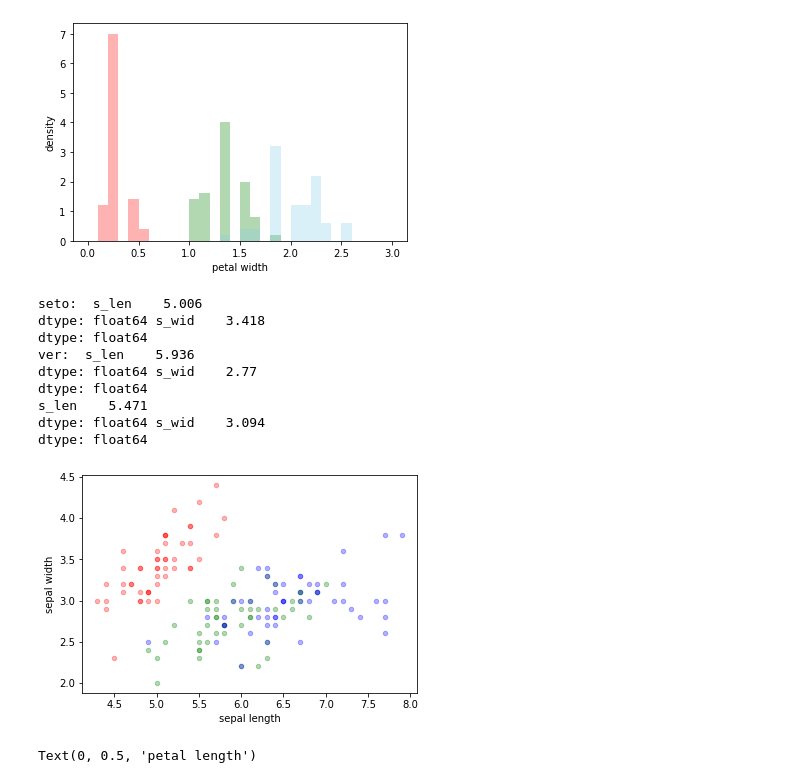
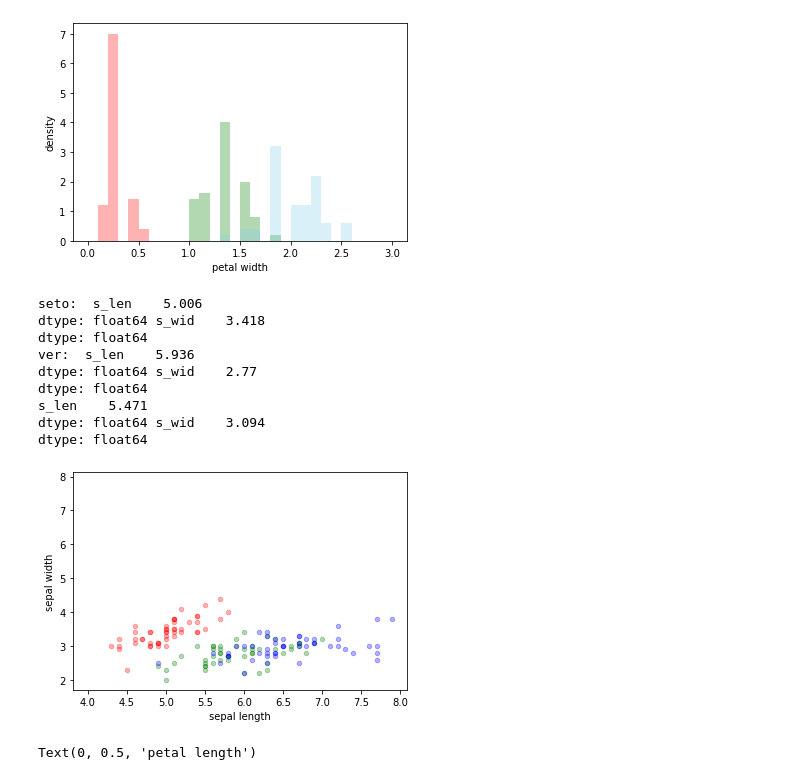
Before and after one commit to jiyuninha/ai_probability, a Jupyter notebook: data_histogram.ipynb, the cells around one changed output. Drawn from its saved outputs; the diff is of its cells as text; code cells hidden in the pictures.

```diff
--- a/data_histogram.ipynb
+++ b/data_histogram.ipynb
@@ -306,37 +306,37 @@ y_seto1=np.ravel(y_seto1.to_numpy(),order='C')
 x_ver1=np.ravel(x_ver1.to_numpy(),order='C')
 y_ver1=np.ravel(y_ver1.to_numpy(),order='C')
 
 x_vir1=np.ravel(x_vir1.to_numpy(),order='C')
 y_vir1=np.ravel(y_vir1.to_numpy(),order='C')
 # red green
 tmp_x = abs(seto_ux-ver_ux)/2
 tmp_y = abs(seto_uy-ver_uy)/2
 yellow_x=0
 if (seto_ux<ver_ux).bool():
     yellow_x = seto_ux + tmp_x
 else:
     yellow_x = ver_ux + tmp_x
-
+list_x = [4.0, yellow_x,]
 if (seto_uy < ver_uy).bool():
     yellow_y = seto_uy + tmp_y
 else:
     yellow_y = ver_uy +tmp_y
-
+list_y = [2.0, yellow_y]
 print("seto: ", seto_ux, seto_uy)
 print("ver: ", ver_ux, ver_uy)
 print(yellow_x,yellow_y)
-plt.plot()
+plt.plot(list_x,1.34*i+0.5)
 # %% [output]
 seto:  s_len    5.006
 dtype: float64 s_wid    3.418
 dtype: float64
 ver:  s_len    5.936
 dtype: float64 s_wid    2.77
 dtype: float64
 s_len    5.471
 dtype: float64 s_wid    3.094
 dtype: float64
-[figure, old version]
+[figure, new version]
 # %%
 #B question2) (2) sepal length, petal length
 y_seto2 = seto[['p_len']]
```
